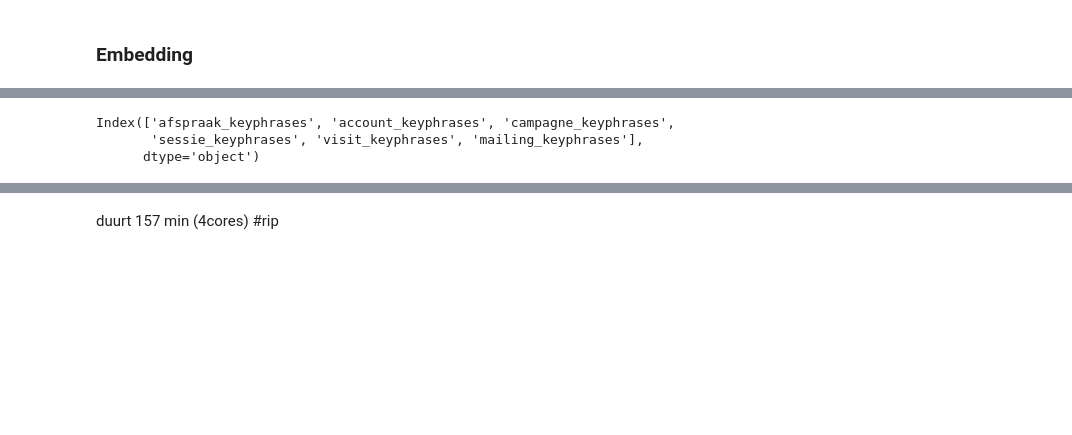
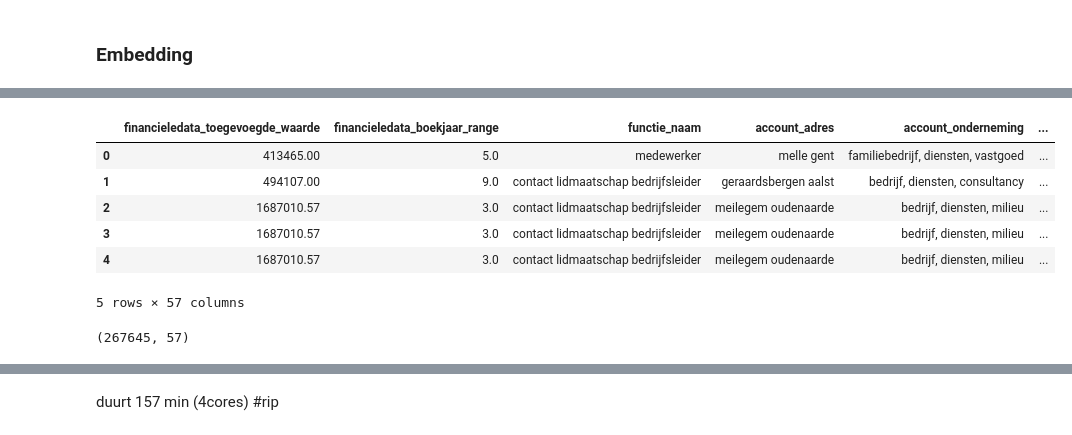
Before and after one commit to Floris-Buyse-FB/Data-Engineering-Project-2, a Jupyter notebook: scripts/AA_REC_SYSTEM_UNSUPERVISED copy.ipynb, the cells around one changed output, grey strips where cells are left out. Drawn from its saved outputs; the diff is of its cells as text; code cells hidden in the pictures; blank space fills up the shorter version.

Commit message:
kleine merge aanpassing + error fixed

```diff
--- a/scripts/AA_REC_SYSTEM_UNSUPERVISED copy.ipynb
+++ b/scripts/AA_REC_SYSTEM_UNSUPERVISED copy.ipynb
@@ -30,12 +8,15 @@ True
-# %%
-
-embedding_model = "text-embedding-ada-002"
-
-cat_cols = df_clean.select_dtypes(include=['object']).columns
-cat_cols = cat_cols[(cat_cols != 'visit_bounce') & (cat_cols != 'contact_contactpersoon_id') & (cat_cols != 'account_account_id')]
-
-cat_cols
-# %% [output]
-Index(['afspraak_keyphrases', 'account_keyphrases', 'campagne_keyphrases',
-       'sessie_keyphrases', 'visit_keyphrases', 'mailing_keyphrases'],
-      dtype='object')
+# %%
+df= pd.read_csv('../data_clean/merged_total_no_keyphrases.csv')
+df.head()
+# %% [output]
+|  | financieledata_toegevoegde_waarde | financieledata_boekjaar_range | functie_naam | account_adres | account_onderneming | ... |
+| 0 | 413465.00 | 5.0 | medewerker | melle gent | familiebedrijf, diensten, vastgoed | ... |
+| 1 | 494107.00 | 9.0 | contact lidmaatschap bedrijfsleider | geraardsbergen aalst | bedrijf, diensten, consultancy | ... |
+| 2 | 1687010.57 | 3.0 | contact lidmaatschap bedrijfsleider | meilegem oudenaarde | bedrijf, diensten, milieu | ... |
+| 3 | 1687010.57 | 3.0 | contact lidmaatschap bedrijfsleider | meilegem oudenaarde | bedrijf, diensten, milieu | ... |
+| 4 | 1687010.57 | 3.0 | contact lidmaatschap bedrijfsleider | meilegem oudenaarde | bedrijf, diensten, milieu | ... |
+5 rows × 57 columns
+# %%
+df.shape
+# %% [output]
+(267645, 57)
```
Also changed, not shown: parts of 20 cells of this notebook, 1 other file.
